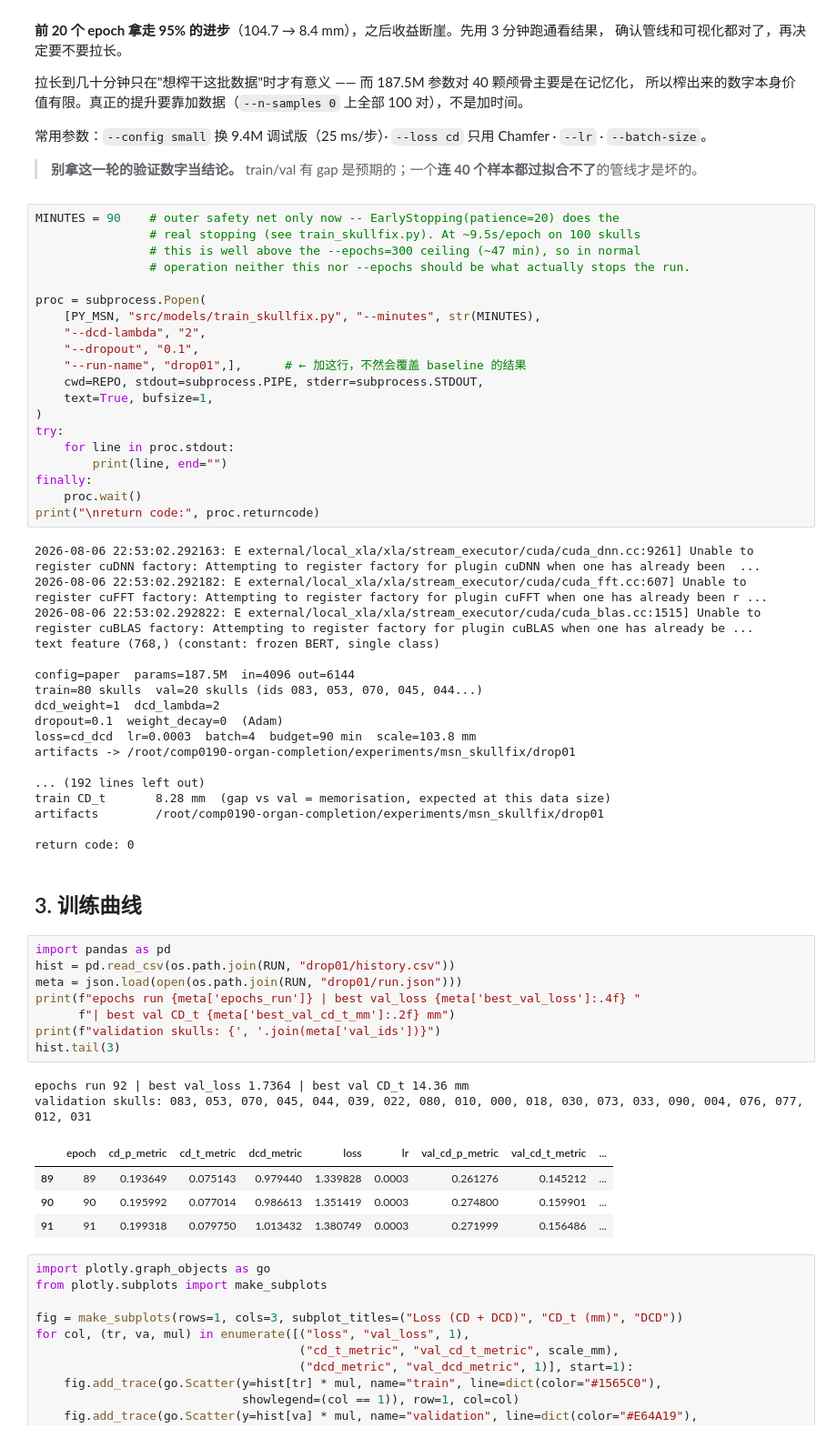
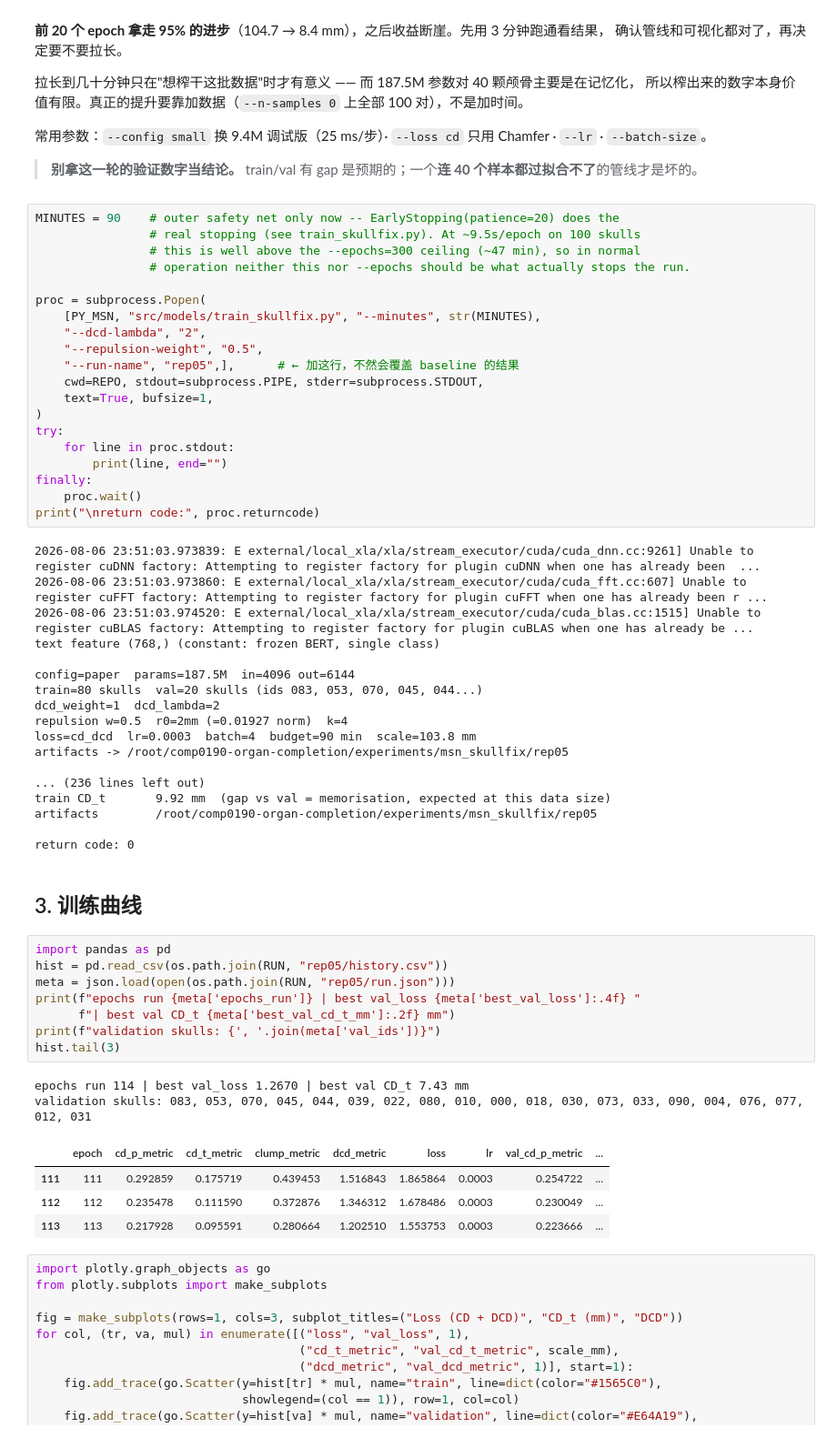
Before and after one commit to e2656987684-dot/comp0190-organ-completion, a Jupyter notebook: notebooks/demo/MSN_train_skullfix.ipynb, the cells around one changed output. Shown at 91% size. Drawn from its saved outputs; the diff is of its cells as text.

```diff
--- a/notebooks/demo/MSN_train_skullfix.ipynb
+++ b/notebooks/demo/MSN_train_skullfix.ipynb
@@ -198,8 +198,8 @@ MINUTES = 90    # outer safety net only now -- EarlyStopping(patience=20) does t
 proc = subprocess.Popen(
     [PY_MSN, "src/models/train_skullfix.py", "--minutes", str(MINUTES),
     "--dcd-lambda", "2",
-    "--dropout", "0.1",
-    "--run-name", "drop01",],      # ← 加这行，不然会覆盖 baseline 的结果
+    "--repulsion-weight", "0.5",
+    "--run-name", "rep05",],      # ← 加这行，不然会覆盖 baseline 的结果
     cwd=REPO, stdout=subprocess.PIPE, stderr=subprocess.STDOUT,
     text=True, bufsize=1,
 )
@@ -210,40 +210,40 @@ finally:
     proc.wait()
 print("\nreturn code:", proc.returncode)
 # %% [output]
-2026-08-06 22:53:02.292163: E external/local_xla/xla/stream_executor/cuda/cuda_dnn.cc:9261] Unable to register cuDNN factory: Attempting to register factory for plugin cuDNN when one has already been  ...
-2026-08-06 22:53:02.292182: E external/local_xla/xla/stream_executor/cuda/cuda_fft.cc:607] Unable to register cuFFT factory: Attempting to register factory for plugin cuFFT when one has already been r ...
-2026-08-06 22:53:02.292822: E external/local_xla/xla/stream_executor/cuda/cuda_blas.cc:1515] Unable to register cuBLAS factory: Attempting to register factory for plugin cuBLAS when one has already be ...
+2026-08-06 23:51:03.973839: E external/local_xla/xla/stream_executor/cuda/cuda_dnn.cc:9261] Unable to register cuDNN factory: Attempting to register factory for plugin cuDNN when one has already been  ...
+2026-08-06 23:51:03.973860: E external/local_xla/xla/stream_executor/cuda/cuda_fft.cc:607] Unable to register cuFFT factory: Attempting to register factory for plugin cuFFT when one has already been r ...
+2026-08-06 23:51:03.974520: E external/local_xla/xla/stream_executor/cuda/cuda_blas.cc:1515] Unable to register cuBLAS factory: Attempting to register factory for plugin cuBLAS when one has already be ...
 text feature (768,) (constant: frozen BERT, single class)
 
 config=paper  params=187.5M  in=4096 out=6144
 train=80 skulls  val=20 skulls (ids 083, 053, 070, 045, 044...)
 dcd_weight=1  dcd_lambda=2
-dropout=0.1  weight_decay=0  (Adam)
+repulsion w=0.5  r0=2mm (=0.01927 norm)  k=4
 loss=cd_dcd  lr=0.0003  batch=4  budget=90 min  scale=103.8 mm
-artifacts -> /root/comp0190-organ-completion/experiments/msn_skullfix/drop01
+artifacts -> /root/comp0190-organ-completion/experiments/msn_skullfix/rep05
 
-... (192 lines left out)
-train CD_t       8.28 mm  (gap vs val = memorisation, expected at this data size)
-artifacts        /root/comp0190-organ-completion/experiments/msn_skullfix/drop01
+... (236 lines left out)
+train CD_t       9.92 mm  (gap vs val = memorisation, expected at this data size)
+artifacts        /root/comp0190-organ-completion/experiments/msn_skullfix/rep05
 
 return code: 0
 # %% [markdown]
 ## 3. 训练曲线
 # %%
 import pandas as pd
-hist = pd.read_csv(os.path.join(RUN, "drop01/history.csv"))
-meta = json.load(open(os.path.join(RUN, "drop01/run.json")))
+hist = pd.read_csv(os.path.join(RUN, "rep05/history.csv"))
+meta = json.load(open(os.path.join(RUN, "rep05/run.json")))
 print(f"epochs run {meta['epochs_run']} | best val_loss {meta['best_val_loss']:.4f} "
       f"| best val CD_t {meta['best_val_cd_t_mm']:.2f} mm")
 print(f"validation skulls: {', '.join(meta['val_ids'])}")
 hist.tail(3)
 # %% [output]
-epochs run 92 | best val_loss 1.7364 | best val CD_t 14.36 mm
+epochs run 114 | best val_loss 1.2670 | best val CD_t 7.43 mm
 validation skulls: 083, 053, 070, 045, 044, 039, 022, 080, 010, 000, 018, 030, 073, 033, 090, 004, 076, 077, 012, 031
-|  | epoch | cd_p_metric | cd_t_metric | dcd_metric | loss | lr | val_cd_p_metric | val_cd_t_metric | ... |
-| 89 | 89 | 0.193649 | 0.075143 | 0.979440 | 1.339828 | 0.0003 | 0.261276 | 0.145212 | ... |
-| 90 | 90 | 0.195992 | 0.077014 | 0.986613 | 1.351419 | 0.0003 | 0.274800 | 0.159901 | ... |
-| 91 | 91 | 0.199318 | 0.079750 | 1.013432 | 1.380749 | 0.0003 | 0.271999 | 0.156486 | ... |
+|  | epoch | cd_p_metric | cd_t_metric | clump_metric | dcd_metric | loss | lr | val_cd_p_metric | ... |
+| 111 | 111 | 0.292859 | 0.175719 | 0.439453 | 1.516843 | 1.865864 | 0.0003 | 0.254722 | ... |
+| 112 | 112 | 0.235478 | 0.111590 | 0.372876 | 1.346312 | 1.678486 | 0.0003 | 0.230049 | ... |
+| 113 | 113 | 0.217928 | 0.095591 | 0.280664 | 1.202510 | 1.553753 | 0.0003 | 0.223666 | ... |
 # %%
 import plotly.graph_objects as go
 from plotly.subplots import make_subplots
```
Also changed, not shown: 3 other files.
